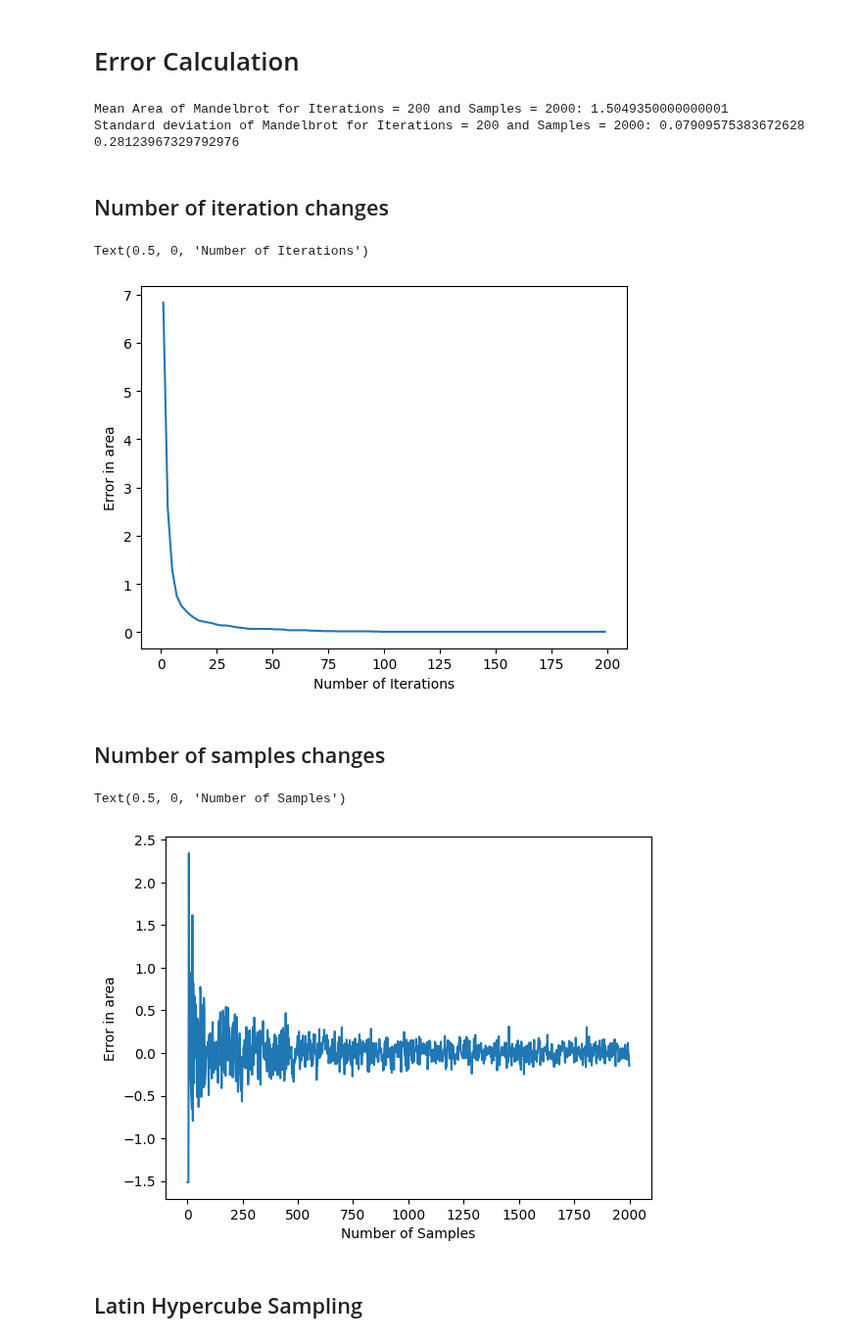
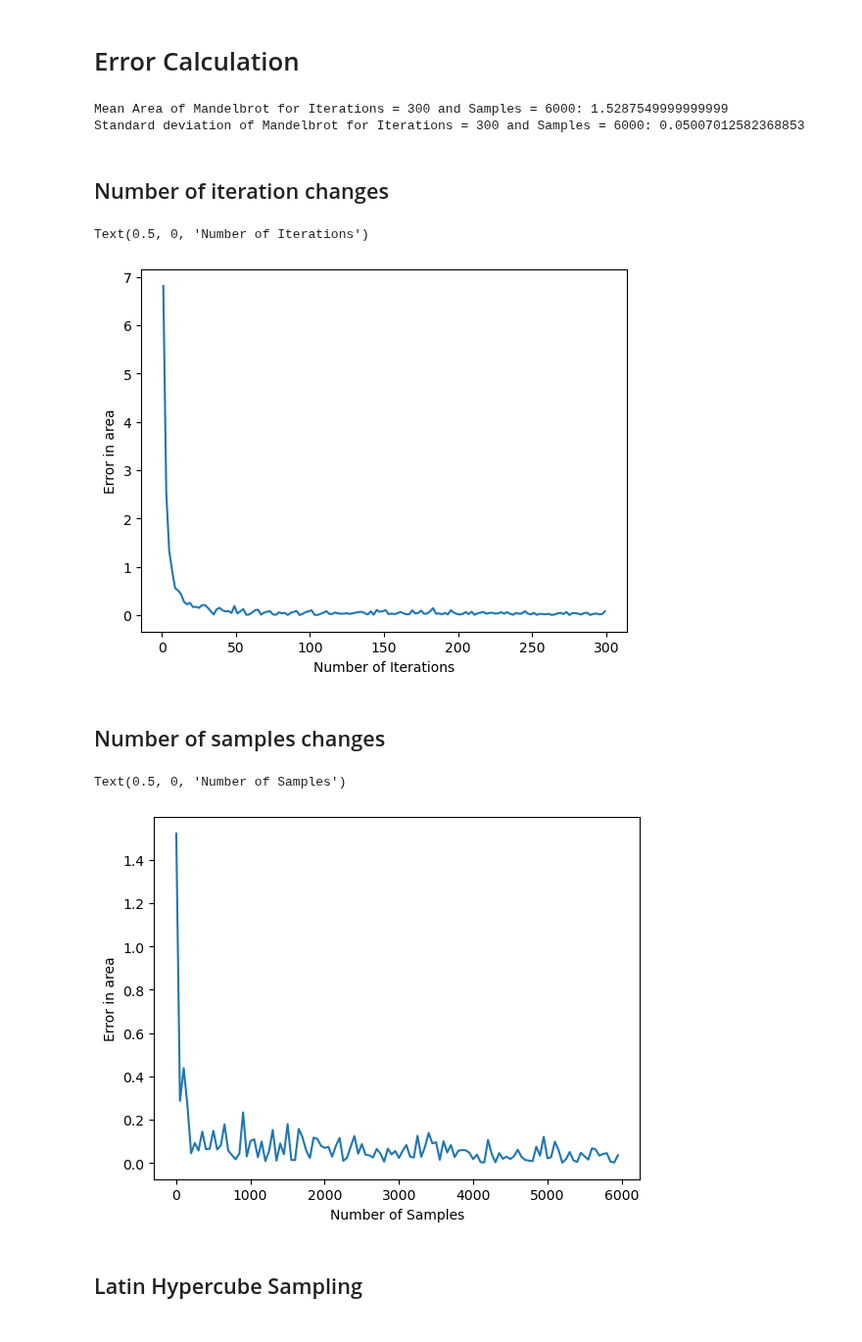
Before and after one commit to KeniaLS/Stoc_Sim_Assignment1, a Jupyter notebook: SS_Kenia_Divya_Assignment1.ipynb, the cells around one changed output. Shown at 98% size. Saved outputs shown, nothing was run; the diff lists cells and outputs as text; code cells hidden in the pictures.

```diff
--- a/SS_Kenia_Divya_Assignment1.ipynb
+++ b/SS_Kenia_Divya_Assignment1.ipynb
@@ -159,11 +169,0 @@ for i in range(100):
-# %%
-mean_area_i = np.mean(np.array(area_i))
-sd_area_i = np.std(np.array(area_i))
-var_area_i = np.sqrt(sd_area_i)
-print("Mean Area of Mandelbrot for Iterations = 200 and Samples = 2000:", mean_area_i)
-print("Standard deviation of Mandelbrot for Iterations = 200 and Samples = 2000:", sd_area_i)
-print(var_area_i)
-# %% [output]
-Mean Area of Mandelbrot for Iterations = 200 and Samples = 2000: 1.5049350000000001
-Standard deviation of Mandelbrot for Iterations = 200 and Samples = 2000: 0.07909575383672628
-0.28123967329792976
@@ -170,14 +191,12 @@ Standard deviation of Mandelbrot for Iterations = 200 and Samples = 2000: 0.0790
+# %%
+no_iter = 300
+no_sample = 6000
+num_simulations = 100
+etimate_A_random, std_random = estimated_area(num_simulations,no_sample, no_iter,"Random")
+print(f"Mean Area of Mandelbrot for Iterations = {no_iter} and Samples = {no_sample}: {etimate_random}")
+print(f"Standard deviation of Mandelbrot for Iterations = {no_iter} and Samples = {no_sample}: {std_random}")
+# %% [output]
+Mean Area of Mandelbrot for Iterations = 300 and Samples = 6000: 1.5287549999999999
+Standard deviation of Mandelbrot for Iterations = 300 and Samples = 6000: 0.05007012582368853
 # %% [markdown]
 ## Number of iteration changes
-# %%
-num_iters= range(1, max_iterations, 2)     ## range of values for changing the No. of iterations
-iter_eval    = []
-for iters in num_iters:
-    num_points_mandel = 0
-    for x,y in zip(x_point, y_point):
-        c = complex(x, y)
-        in_mandelbrot, _ = mandelbrot(c, iters)  # The second element in the tuple is the number of iterations, which we don't need here
-        if in_mandelbrot == True:
-            num_points_mandel += 1
-    area = num_points_mandel * area_square/max_samples
-    iter_eval.append(area - mean_area_i)
@@ -184,35 +225,31 @@ for iters in num_iters:
 # %%
-plt.plot(num_iters, iter_eval)
+plt.plot(num_iters, error_random)
 plt.ylabel("Error in area")
 plt.xlabel("Number of Iterations")
 # %% [output]
 Text(0.5, 0, 'Number of Iterations')
-[figure, old version]
+[figure, new version]
 # %% [markdown]
 ## Number of samples changes
-# %%
-num_samples = range(1, max_samples, 2)     ## range of values for changing the No. of iterations
-sample_eval = []
-for samples in num_samples:
-    #temp_sample = []
-    x_point = uniform.rvs(-2, 3, size=samples)
-    y_point = uniform.rvs(-1.5, 3, size=samples)
-    num_points_mandel = 0
-    for x,y in zip(x_point, y_point):
-        c = complex(x, y)
-        in_mandelbrot, _ = mandelbrot(c, max_iterations)  # The second element in the tuple is the number of iterations, which we don't need here
-        if in_mandelbrot == True:
-            num_points_mandel += 1
-    area = num_points_mandel * area_square/samples
-    #temp_sample.append(area)
-    sample_eval.append(area - mean_area_i)
+# %%
+def error_iter(no_iterations,max_sample, type_sampling, etimate_Area):
+
+    sample_error    = []
+    sample_num = range(1, max_sample, 50)     ## range of values for changing the No. of iterations
+    for sample in sample_num:
+        area = calculate_area(type_sampling, sample, no_iterations)
+        sample_error.append(np.abs(area - etimate_Area))
+
+    return sample_num, sample_error
+# %%
+num_samp, error_sample_r = error_iter(300, 6000,"Random", etimate_A_random)
 # %%
-plt.plot(num_samples, np.array(sample_eval))
+plt.plot(num_samp, np.array(error_sample_r))
 plt.ylabel("Error in area")
 plt.xlabel("Number of Samples")
 # %% [output]
 Text(0.5, 0, 'Number of Samples')
-[figure, old version]
+[figure, new version]
 # %% [markdown]
 ## Latin Hypercube Sampling
 # %%
```
Also changed, not shown: parts of 24 cells of this notebook.
